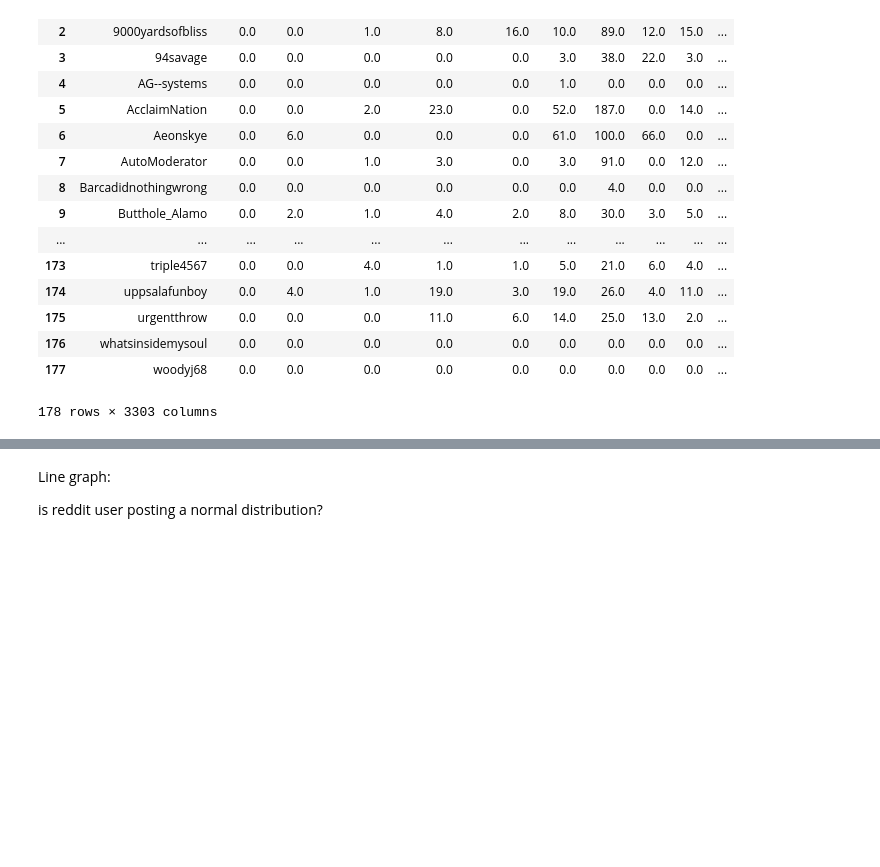
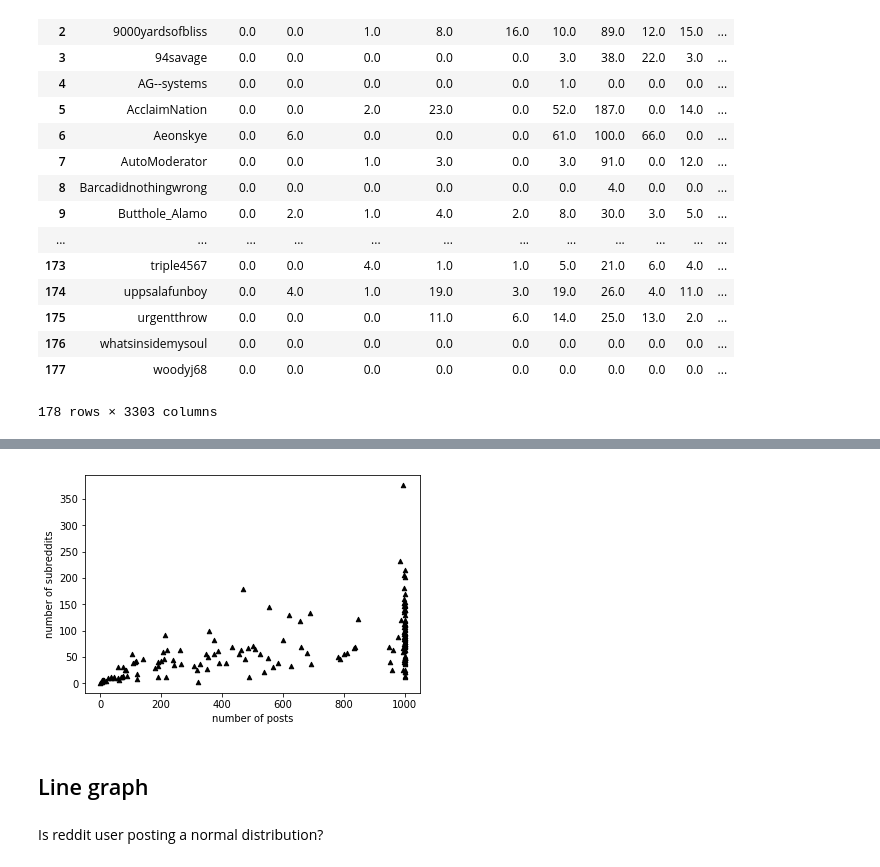
Before and after one commit to minivesper/RedditClustering, a Jupyter notebook: RedditData.ipynb, the cells around one changed output, grey strips where cells are left out. Drawn from its saved outputs; the diff is of its cells as text; code cells hidden in the pictures; blank space fills up the shorter version.

```diff
--- a/RedditData.ipynb
+++ b/RedditData.ipynb
@@ -112,4 +116,29 @@ Scatter Plot:
+# %%
+import scipy
+
+df["total_posts"] = df.sum(axis=1)
+df["total_posts"] = df["total_posts"].astype(int)
+
+
+
+total_subreddits = []
+for i in range(0, len(df.index)):
+    subreddits = 0
+    for j in range(1,len(df.columns)-1):
+        if df.iat[i,j] != 0.0:
+            subreddits += 1
+    total_subreddits.append(subreddits)
+
+df["total_subreddits"] = total_subreddits
+
+
+plt.scatter(df.total_posts,df.total_subreddits, color='k', s=20, marker="^")
+plt.xlabel('number of posts')
+plt.ylabel('number of subreddits')
+plt.show()
+# %% [output]
+[figure, added]
+# %% [markdown]
+## Line graph
 # %% [markdown]
-Line graph:
-
-is reddit user posting a normal distribution?
+Is reddit user posting a normal distribution?
```
Also changed, not shown: parts of 15 cells of this notebook, 1 other file.
